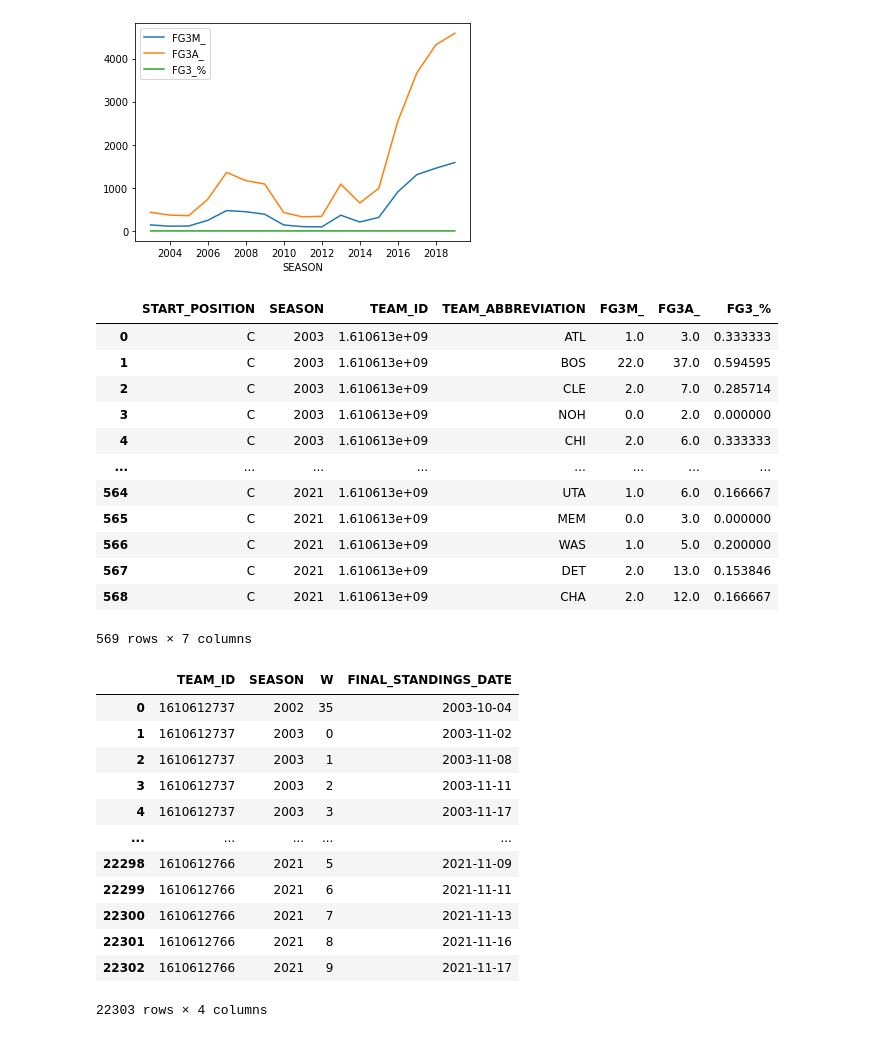
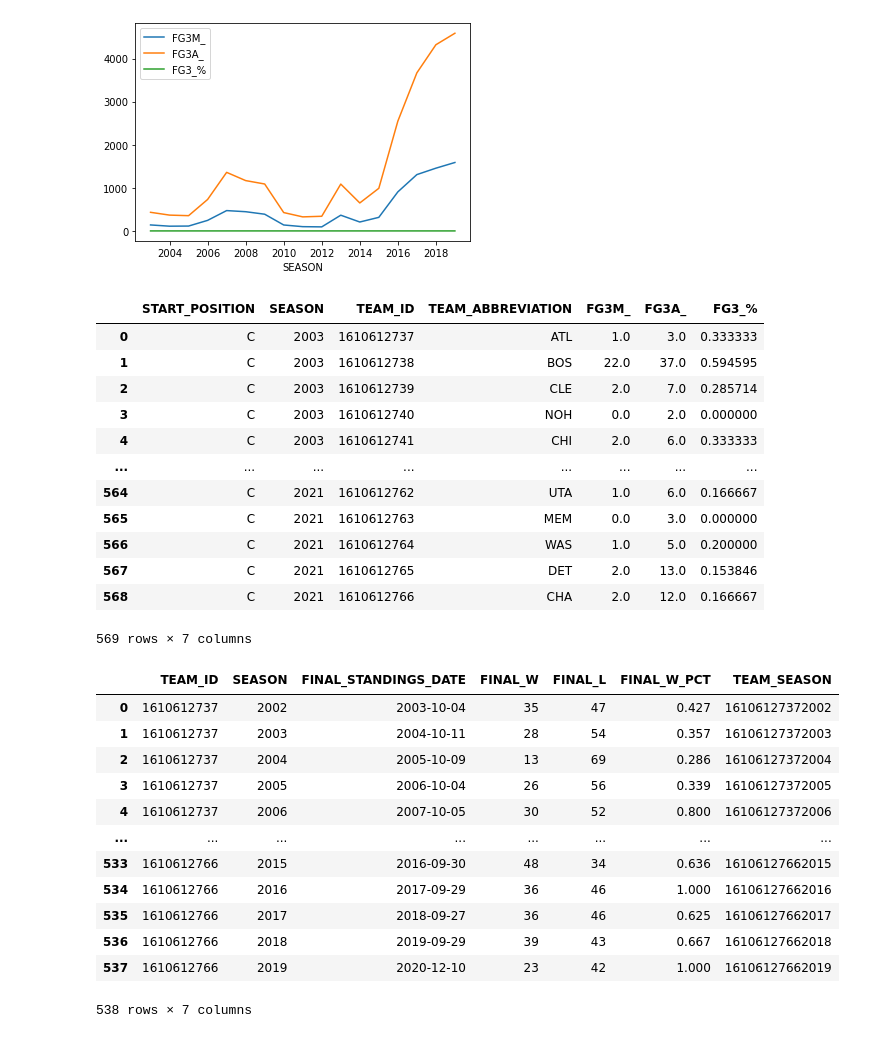
Before and after one commit to camiloms10/NBA_project, a Jupyter notebook: NBA_analysis.ipynb, the cells around one changed output. Drawn from its saved outputs; the diff is of its cells as text; code cells hidden in the pictures.

Commit message:
Se genera la unión de la información a nivel equipo (standings al final de la temporada) y las estadisticas de 3 puntos de los centros de la liga

```diff
--- a/NBA_analysis.ipynb
+++ b/NBA_analysis.ipynb
@@ -72,39 +72,43 @@ Text(0.5, 0, 'SEASON')
 dff2 = df.groupby(["START_POSITION","SEASON","TEAM_ID","TEAM_ABBREVIATION"]).agg(FG3M_=('FG3M','sum'),FG3A_=('FG3A','sum')).reset_index()
 dff2 = dff2.loc[dff2['START_POSITION'] == 'C']
 dff2["FG3_%"] = dff2["FG3M_"].div(dff2["FG3A_"].values)
+dff2["TEAM_ID"] = dff2["TEAM_ID"].astype(int)
 dff2
 # %% [output]
 |  | START_POSITION | SEASON | TEAM_ID | TEAM_ABBREVIATION | FG3M_ | FG3A_ | FG3_% |
-| 0 | C | 2003 | 1.610613e+09 | ATL | 1.0 | 3.0 | 0.333333 |
-| 1 | C | 2003 | 1.610613e+09 | BOS | 22.0 | 37.0 | 0.594595 |
-| 2 | C | 2003 | 1.610613e+09 | CLE | 2.0 | 7.0 | 0.285714 |
-| 3 | C | 2003 | 1.610613e+09 | NOH | 0.0 | 2.0 | 0.000000 |
-| 4 | C | 2003 | 1.610613e+09 | CHI | 2.0 | 6.0 | 0.333333 |
+| 0 | C | 2003 | 1610612737 | ATL | 1.0 | 3.0 | 0.333333 |
+| 1 | C | 2003 | 1610612738 | BOS | 22.0 | 37.0 | 0.594595 |
+| 2 | C | 2003 | 1610612739 | CLE | 2.0 | 7.0 | 0.285714 |
+| 3 | C | 2003 | 1610612740 | NOH | 0.0 | 2.0 | 0.000000 |
+| 4 | C | 2003 | 1610612741 | CHI | 2.0 | 6.0 | 0.333333 |
 | ... | ... | ... | ... | ... | ... | ... | ... |
-| 564 | C | 2021 | 1.610613e+09 | UTA | 1.0 | 6.0 | 0.166667 |
-| 565 | C | 2021 | 1.610613e+09 | MEM | 0.0 | 3.0 | 0.000000 |
-| 566 | C | 2021 | 1.610613e+09 | WAS | 1.0 | 5.0 | 0.200000 |
-| 567 | C | 2021 | 1.610613e+09 | DET | 2.0 | 13.0 | 0.153846 |
-| 568 | C | 2021 | 1.610613e+09 | CHA | 2.0 | 12.0 | 0.166667 |
+| 564 | C | 2021 | 1610612762 | UTA | 1.0 | 6.0 | 0.166667 |
+| 565 | C | 2021 | 1610612763 | MEM | 0.0 | 3.0 | 0.000000 |
+| 566 | C | 2021 | 1610612764 | WAS | 1.0 | 5.0 | 0.200000 |
+| 567 | C | 2021 | 1610612765 | DET | 2.0 | 13.0 | 0.153846 |
+| 568 | C | 2021 | 1610612766 | CHA | 2.0 | 12.0 | 0.166667 |
 569 rows × 7 columns
 # %%
 df_rank = pd.read_csv ('ranking.csv', index_col=0, delimiter=',', encoding='latin-1')
 df_rank['PRESEASON'] = df_rank['SEASON_ID'].astype(str).str[0]
 df_rank['SEASON'] = df_rank['SEASON_ID'].astype(str).str[1:]
+df_rank['SEASON'] = df_rank['SEASON'].astype(int)
 df_rank = df_rank.loc[df_rank['PRESEASON'] == '2']
-df_rank = df_rank.groupby(["TEAM_ID","SEASON","W"]).agg(FINAL_STANDINGS_DATE=('STANDINGSDATE','max')).reset_index()
+df_rank = df_rank.loc[df_rank['SEASON'] < 2020]
+df_rank = df_rank.groupby(["TEAM_ID","SEASON"]).agg(FINAL_STANDINGS_DATE=('STANDINGSDATE','max'),FINAL_W=('W','max'),FINAL_L=('L','max'),FINAL_W_PCT=('W_PCT','max')).reset_index()
+df_rank['TEAM_SEASON'] = df_rank["TEAM_ID"].astype(str)+df_rank["SEASON"].astype(str)
 df_rank
 # %% [output]
-|  | TEAM_ID | SEASON | W | FINAL_STANDINGS_DATE |
-| 0 | 1610612737 | 2002 | 35 | 2003-10-04 |
-| 1 | 1610612737 | 2003 | 0 | 2003-11-02 |
-| 2 | 1610612737 | 2003 | 1 | 2003-11-08 |
-| 3 | 1610612737 | 2003 | 2 | 2003-11-11 |
-| 4 | 1610612737 | 2003 | 3 | 2003-11-17 |
-| ... | ... | ... | ... | ... |
-| 22298 | 1610612766 | 2021 | 5 | 2021-11-09 |
-| 22299 | 1610612766 | 2021 | 6 | 2021-11-11 |
-| 22300 | 1610612766 | 2021 | 7 | 2021-11-13 |
-| 22301 | 1610612766 | 2021 | 8 | 2021-11-16 |
-| 22302 | 1610612766 | 2021 | 9 | 2021-11-17 |
+|  | TEAM_ID | SEASON | FINAL_STANDINGS_DATE | FINAL_W | FINAL_L | FINAL_W_PCT | TEAM_SEASON |
+| 0 | 1610612737 | 2002 | 2003-10-04 | 35 | 47 | 0.427 | 16106127372002 |
+| 1 | 1610612737 | 2003 | 2004-10-11 | 28 | 54 | 0.357 | 16106127372003 |
+| 2 | 1610612737 | 2004 | 2005-10-09 | 13 | 69 | 0.286 | 16106127372004 |
+| 3 | 1610612737 | 2005 | 2006-10-04 | 26 | 56 | 0.339 | 16106127372005 |
+| 4 | 1610612737 | 2006 | 2007-10-05 | 30 | 52 | 0.800 | 16106127372006 |
+| ... | ... | ... | ... | ... | ... | ... | ... |
+| 533 | 1610612766 | 2015 | 2016-09-30 | 48 | 34 | 0.636 | 16106127662015 |
+| 534 | 1610612766 | 2016 | 2017-09-29 | 36 | 46 | 1.000 | 16106127662016 |
+| 535 | 1610612766 | 2017 | 2018-09-27 | 36 | 46 | 0.625 | 16106127662017 |
+| 536 | 1610612766 | 2018 | 2019-09-29 | 39 | 43 | 0.667 | 16106127662018 |
+| 537 | 1610612766 | 2019 | 2020-12-10 | 23 | 42 | 1.000 | 16106127662019 |
-22303 rows × 4 columns
+538 rows × 7 columns
```
Also changed, not shown: parts of 3 cells of this notebook.
